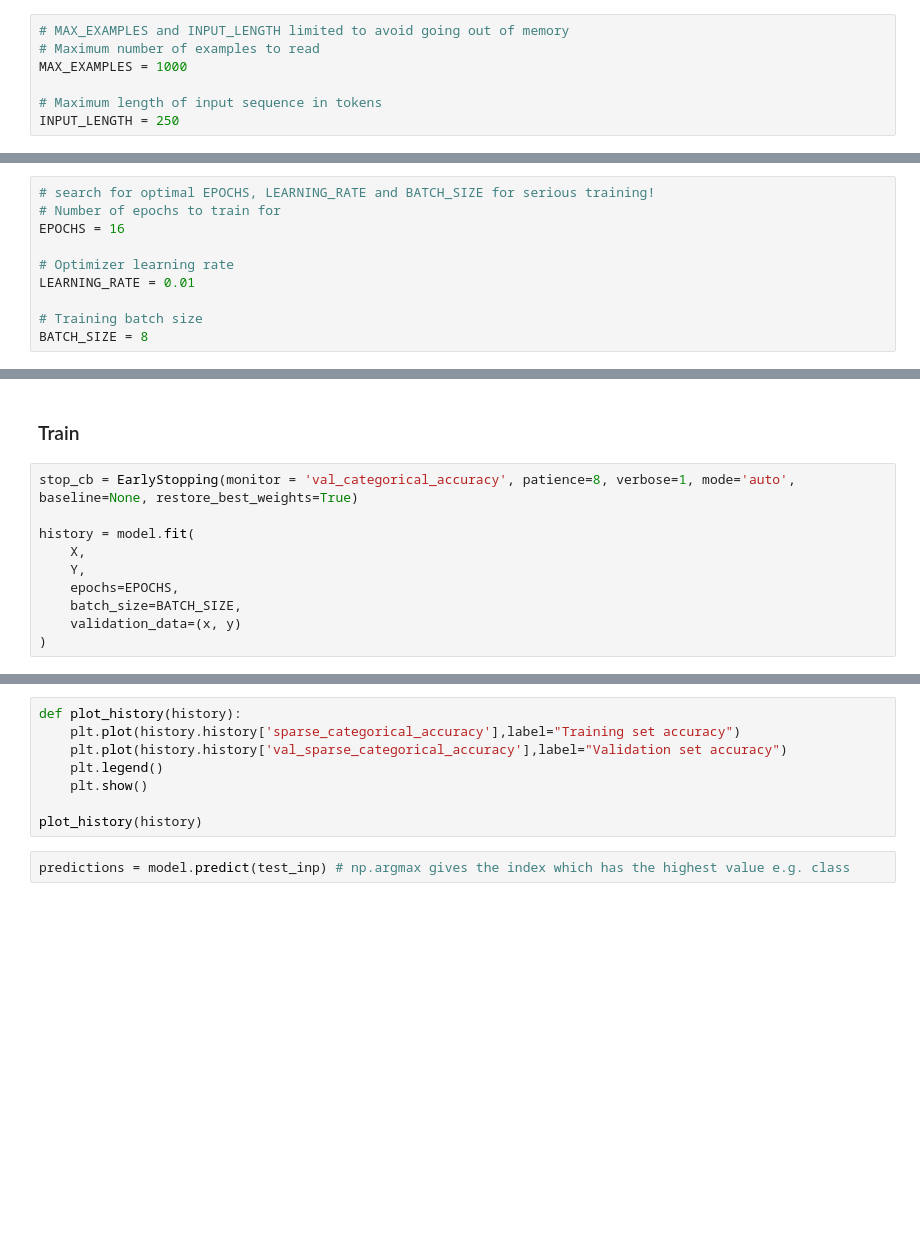
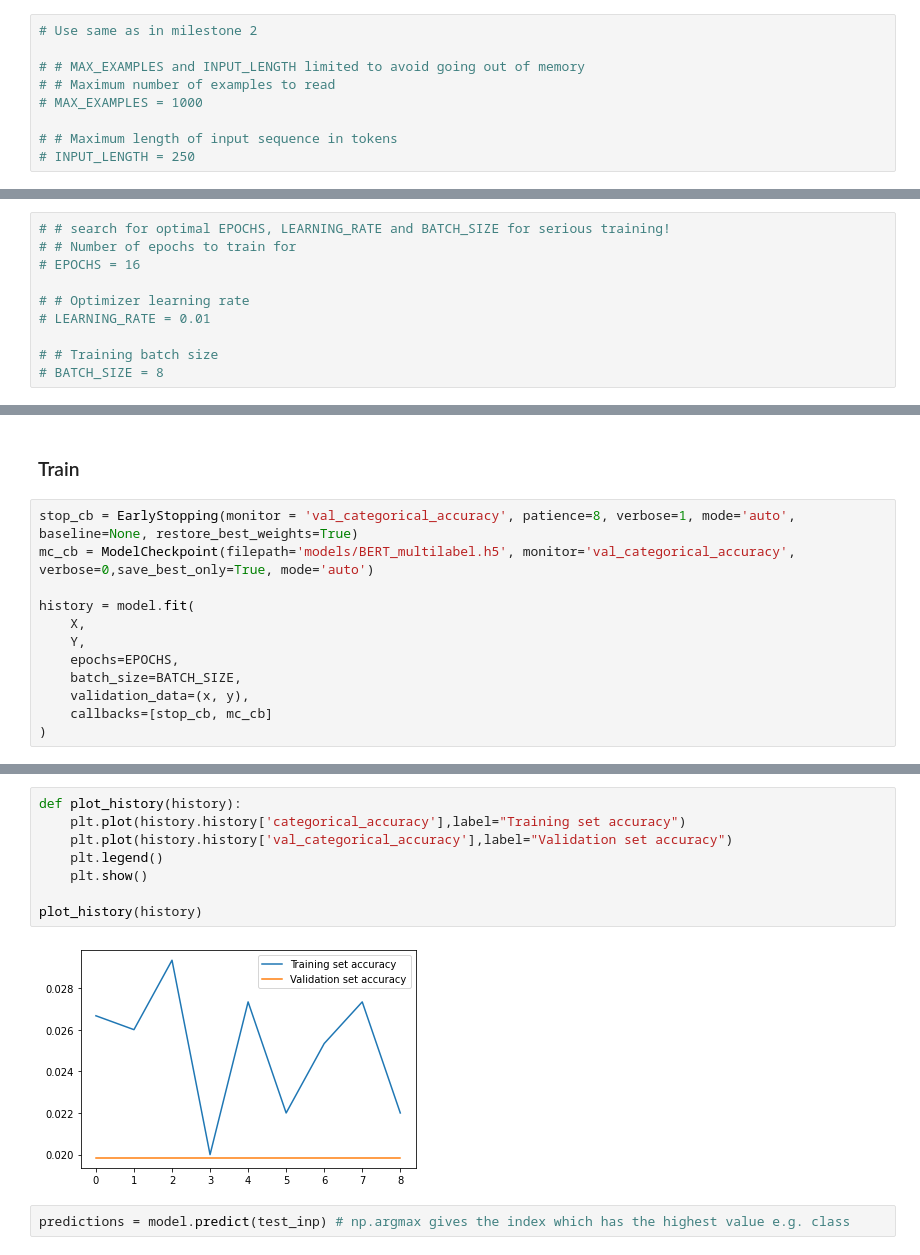
Before and after one commit to HannaKi/DL_HLT_2020_groupwork, a Jupyter notebook: Text_Classification_task_Hanna_3.ipynb, the cells around one changed output, grey strips where cells are left out. Drawn from its saved outputs; the diff is of its cells as text; blank space fills up the shorter version.

```diff
--- a/Text_Classification_task_Hanna_3.ipynb
+++ b/Text_Classification_task_Hanna_3.ipynb
@@ -1941,10 +1946,12 @@ We use the one hot encoded data.
 # %% [markdown]
 #### Feature tokenization
 # %%
-# MAX_EXAMPLES and INPUT_LENGTH limited to avoid going out of memory
-# Maximum number of examples to read
-MAX_EXAMPLES = 1000
+# Use same as in milestone 2
 
-# Maximum length of input sequence in tokens
-INPUT_LENGTH = 250
+# # MAX_EXAMPLES and INPUT_LENGTH limited to avoid going out of memory
+# # Maximum number of examples to read
+# MAX_EXAMPLES = 1000
+
+# # Maximum length of input sequence in tokens
+# INPUT_LENGTH = 250
 # %%
@@ -2032,13 +2039,13 @@ true_labels= test.drop(['label','text', 'data'], axis=1)
 # %% [markdown]
 This is the same as in milestone 2
 # %%
-# search for optimal EPOCHS, LEARNING_RATE and BATCH_SIZE for serious training!
-# Number of epochs to train for
-EPOCHS = 16
+# # search for optimal EPOCHS, LEARNING_RATE and BATCH_SIZE for serious training!
+# # Number of epochs to train for
+# EPOCHS = 16
 
-# Optimizer learning rate
-LEARNING_RATE = 0.01
+# # Optimizer learning rate
+# LEARNING_RATE = 0.01
 
-# Training batch size
-BATCH_SIZE = 8
+# # Training batch size
+# BATCH_SIZE = 8
 # %%
@@ -2115,12 +2123,14 @@ model.compile(
 ### Train
 # %%
 stop_cb = EarlyStopping(monitor = 'val_categorical_accuracy', patience=8, verbose=1, mode='auto', baseline=None, restore_best_weights=True)
+mc_cb = ModelCheckpoint(filepath='models/BERT_multilabel.h5', monitor='val_categorical_accuracy', verbose=0,save_best_only=True, mode='auto')
 
 history = model.fit(
     X,
     Y,
     epochs=EPOCHS,
     batch_size=BATCH_SIZE,
-    validation_data=(x, y)
+    validation_data=(x, y),
+    callbacks=[stop_cb, mc_cb]
 )
 # %% [output]
@@ -2144,10 +2157,12 @@ Epoch 16/16
 # %%
 def plot_history(history):
-    plt.plot(history.history['sparse_categorical_accuracy'],label="Training set accuracy")
-    plt.plot(history.history['val_sparse_categorical_accuracy'],label="Validation set accuracy")
+    plt.plot(history.history['categorical_accuracy'],label="Training set accuracy")
+    plt.plot(history.history['val_categorical_accuracy'],label="Validation set accuracy")
     plt.legend()
     plt.show()
 
 plot_history(history)
+# %% [output]
+[figure, added]
 # %%
 predictions = model.predict(test_inp) # np.argmax gives the index which has the highest value e.g. class
```
Also changed, not shown: parts of 17 cells of this notebook.
